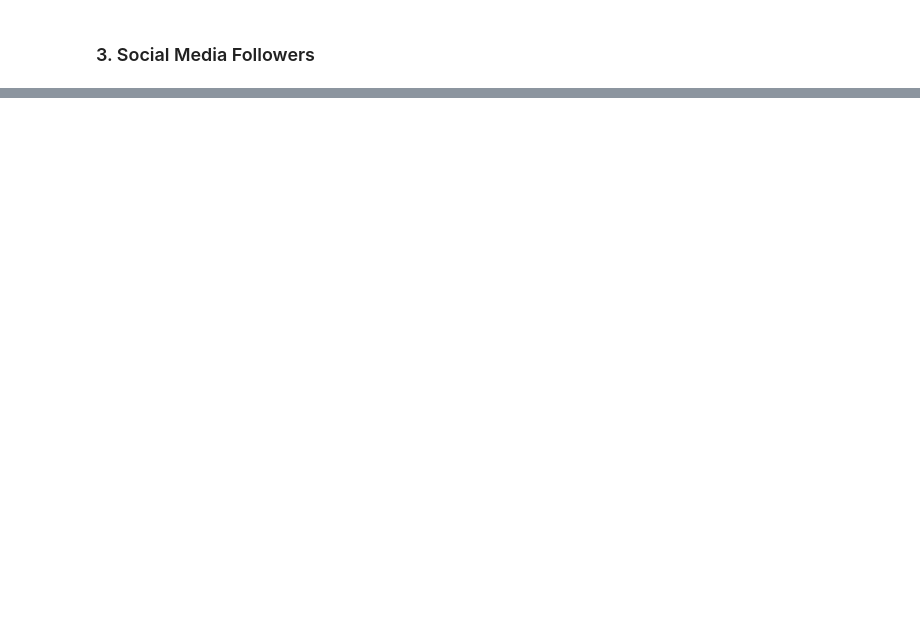
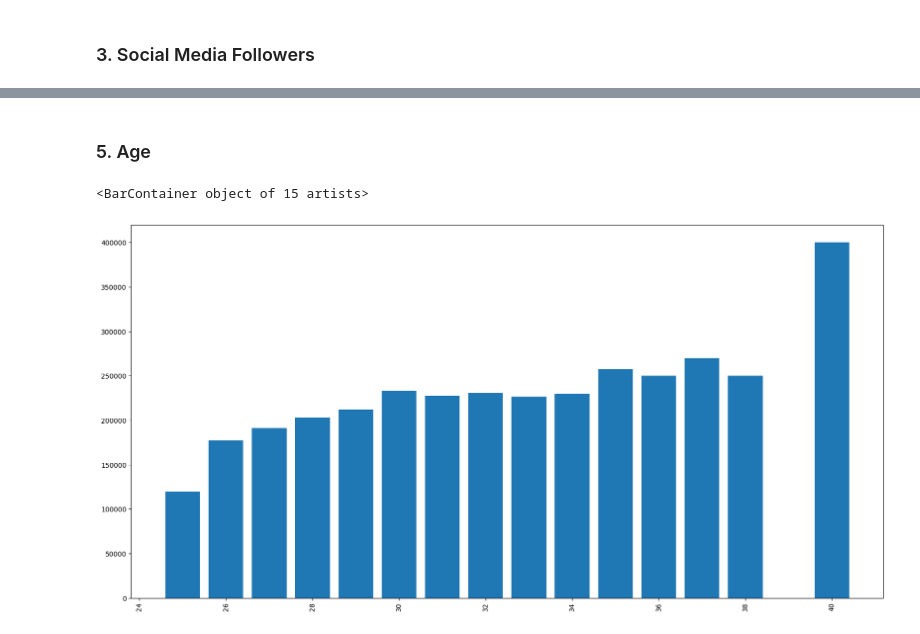
Before and after one commit to soph-colo/data3000-adv-ds, a Jupyter notebook: chatgpt-influencer/notebooks/data_analysis.ipynb, the cells around one changed output, grey strips where cells are left out. Drawn from its saved outputs; the diff is of its cells as text; code cells hidden in the pictures; blank space fills up the shorter version.

```diff
--- a/chatgpt-influencer/notebooks/data_analysis.ipynb
+++ b/chatgpt-influencer/notebooks/data_analysis.ipynb
@@ -104,0 +99,13 @@ plt.scatter(X, y, c='orange')
+# %% [markdown]
+### 5. Age
+# %%
+age_income = data.groupby(['Age'])['Income_Per_Year'].mean().to_frame().reset_index()
+age_income = age_income.sort_values(by =['Income_Per_Year'])
+X = age_income['Age']
+y = age_income['Income_Per_Year']
+plt.figure(figsize=(20,10))
+plt.xticks(rotation=90)
+plt.bar(X, y)
+# %% [output]
+<BarContainer object of 15 artists>
+[figure, added]
```
Also changed, not shown: parts of 20 cells of this notebook, 1 other file.
